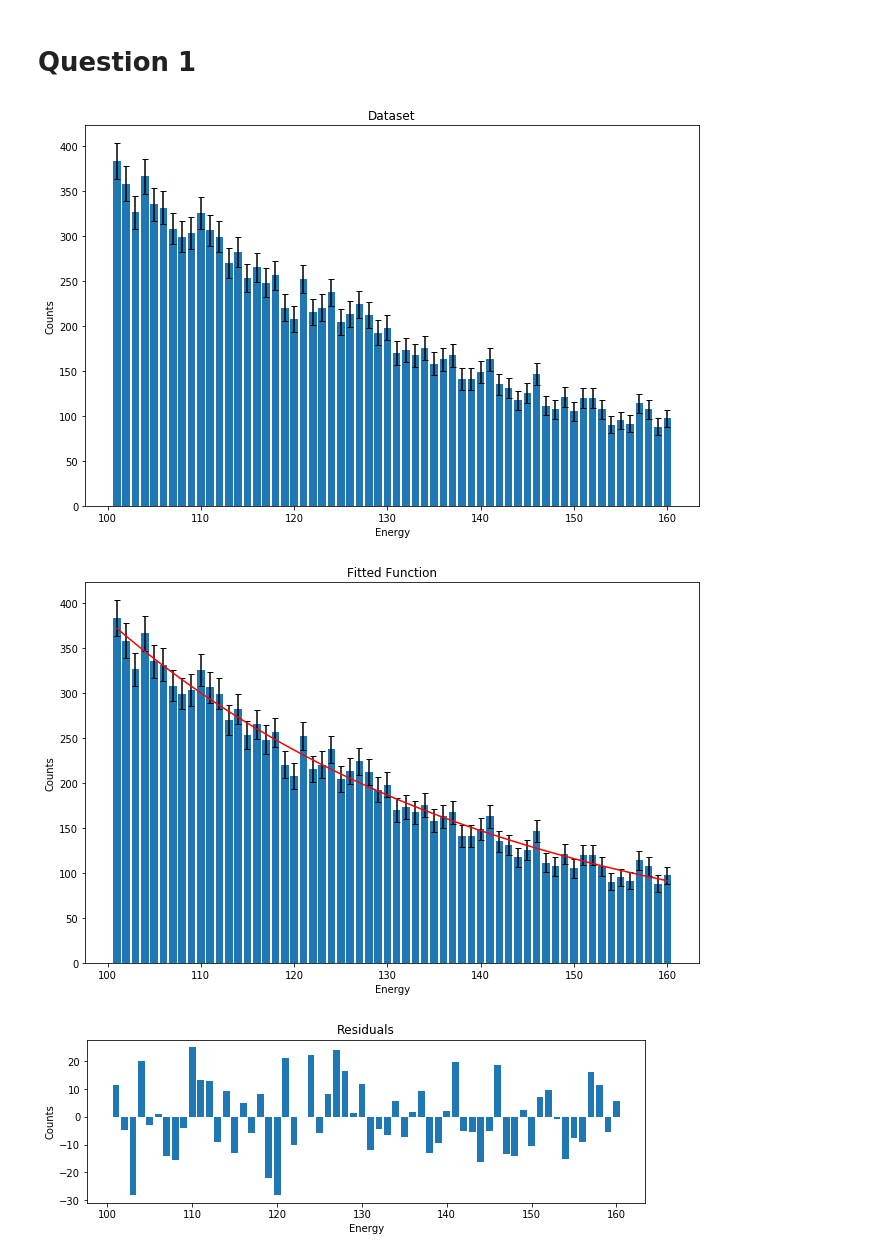
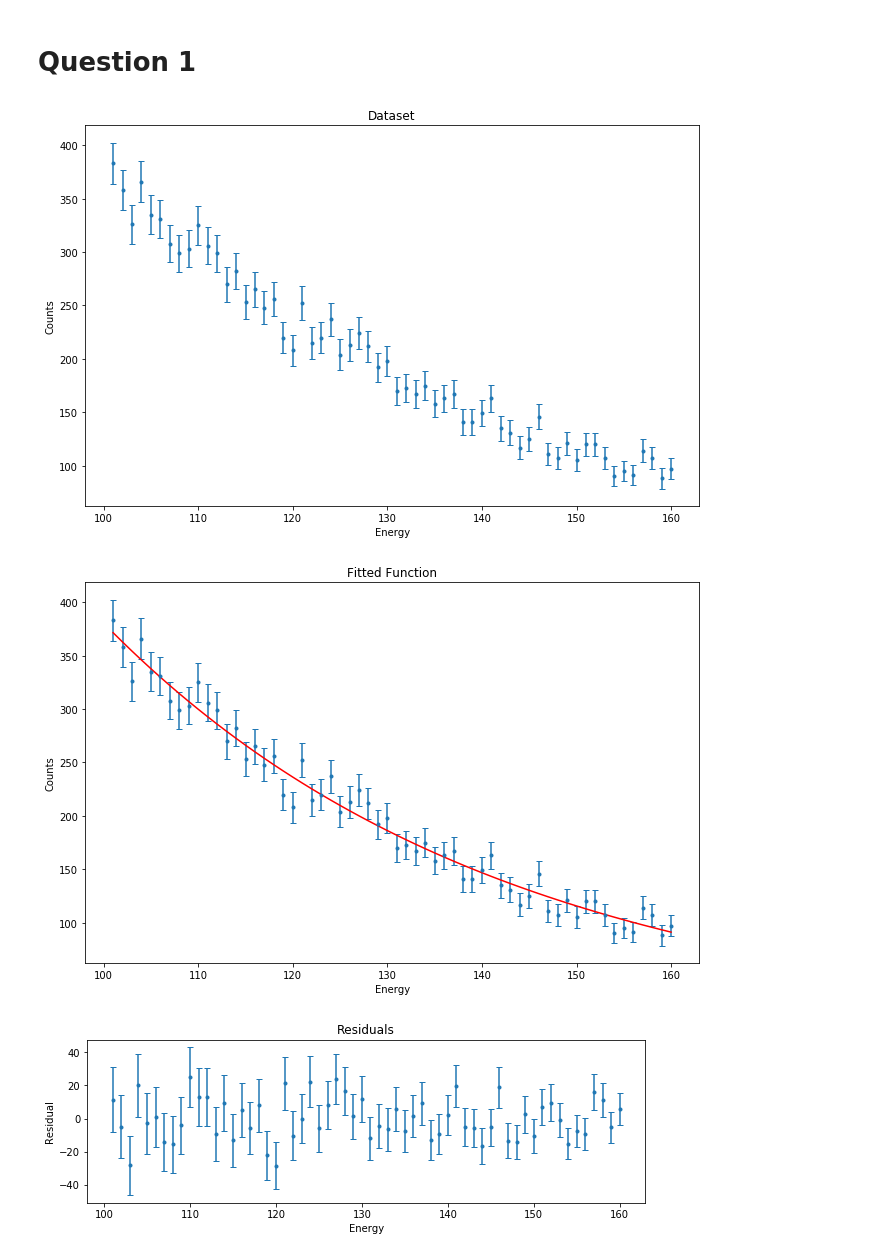
Before and after one commit to JamesPeters98/Stats-Workshops, a Jupyter notebook: Mini-Project/Particle Project.ipynb, the cells around one changed output. Saved outputs shown, nothing was run; the diff lists cells and outputs as text; code cells hidden in the pictures.

```diff
--- a/Mini-Project/Particle Project.ipynb
+++ b/Mini-Project/Particle Project.ipynb
@@ -5,7 +5,7 @@ from prettytable import PrettyTable
 import scipy.optimize as optimize
 %matplotlib inline
 from scipy.io import loadmat
-from scipy.stats import chisquare, chi2
+from scipy.stats import chisquare, chi2, norm
 import matplotlib.pyplot as plt
 import math
 import numpy as np
@@ -17,7 +17,7 @@ locals().update({k : W[k] for k in ['e', 'n']})
 # PLOT DATASET
 figure = plt.figure(figsize=(11,7))
 n_error = np.sqrt(n)
-plt.bar(e,n, yerr=n_error, capsize=3)
+plt.errorbar(e,n,n_error, fmt=".", capsize=3)
 plt.xlabel('Energy')
 plt.ylabel("Counts")
 plt.title("Dataset")
@@ -36,7 +36,7 @@ n_fitted = fitted_function(e,params[0],params[1])
 # PLOT FITTED FUNCTION
 figure = plt.figure(figsize=(11,7))
 n_error = np.sqrt(n)
-plt.bar(e,n, yerr=n_error, capsize=3)
+plt.errorbar(e,n,n_error, fmt=".", capsize=3)
 plt.plot(e,n_fitted, "r")
 plt.xlabel('Energy')
 plt.ylabel("Counts")
@@ -44,39 +44,64 @@ plt.title("Fitted Function")
 plt.show()
 
 residual = n-n_fitted
 
 # PLOT RESIDUALS
 figure = plt.figure(figsize=(10,3))
-plt.bar(e,residual)
+plt.errorbar(e,residual,n_error, fmt=".", capsize=3)
 plt.xlabel('Energy')
-plt.ylabel("Counts")
+plt.ylabel("Residual")
 plt.title("Residuals")
 plt.show()
 
+chi = chisquare(n,n_fitted)
+prob = chi2.sf(chi,len(n)-1)
+dof = len(n)-1
+reduced_chi2 = chi[0]/(dof)
 
-chi = chisquare(n,n_fitted)
-reduced_chi2 = chi[0]/(len(n)-1)
+print("Reduced Chi^2 = {}".format(reduced_chi2))
+print("Chi^2 = {}".format(chi))
+print("P(x > chi^2) = {}".format(chi[1]))
 
-def plotChiDist(chi,dof):
+
+def plotChiDist(chi,dof,):
     # Plot graphs.
     x = np.linspace(0,2.5*dof,100)
 
     # Pdf calcs
     CDF = chi2.pdf(x,dof)           # Curve
     y_chi2 = chi2.pdf(chi,dof)      # Sample Chi^2
 
     # Plot curve and points
     plt.plot(x,CDF, label="$\chi^2$ Distribution")
     plt.plot(chi,y_chi2,'r*', label="$\chi^2$" )
     plt.title("Plot Showing the $\chi^2$ Distribution for the fitted function")
 
     plt.xlabel('$\chi^2$')
     plt.ylabel("probability")
     plt.legend()
     plt.show()
 
-plotChiDist(chi[0],len(n)-1)
+plotChiDist(chi[0],dof)
+
+
+# Return upper and lower Confidence Interval
+def calculateCI(CI,mean,sigma,doubleTail=True):
+    if doubleTail: prob = (1-CI)/2
+    else: prob = 1-CI
+    return norm.isf(1-prob,mean,sigma),norm.isf(prob,mean,sigma)
+
+print("Significance: {}".format(calculateCI(chi[1],0,1)))
+
+print("")
+normalisedChi = np.sqrt(2*chi[0])
+probNorm = norm.sf(normalisedChi,(2*dof-1)**0.5,1)
+
+print("Normalised chi2: {}".format(normalisedChi))
+print("Normalised prob: {}".format(probNorm))
+print("Significance: {}".format(calculateCI(probNorm,0,1)))
+
+plotChiDist(normalisedChi,dof)
 # %% [output]
-[figure, old version]
+[figure, new version]
-[figure, old version]
+[figure, new version]
-[figure, old version]
+[figure, new version]
```
Also changed, not shown: parts of 1 cell of this notebook.
